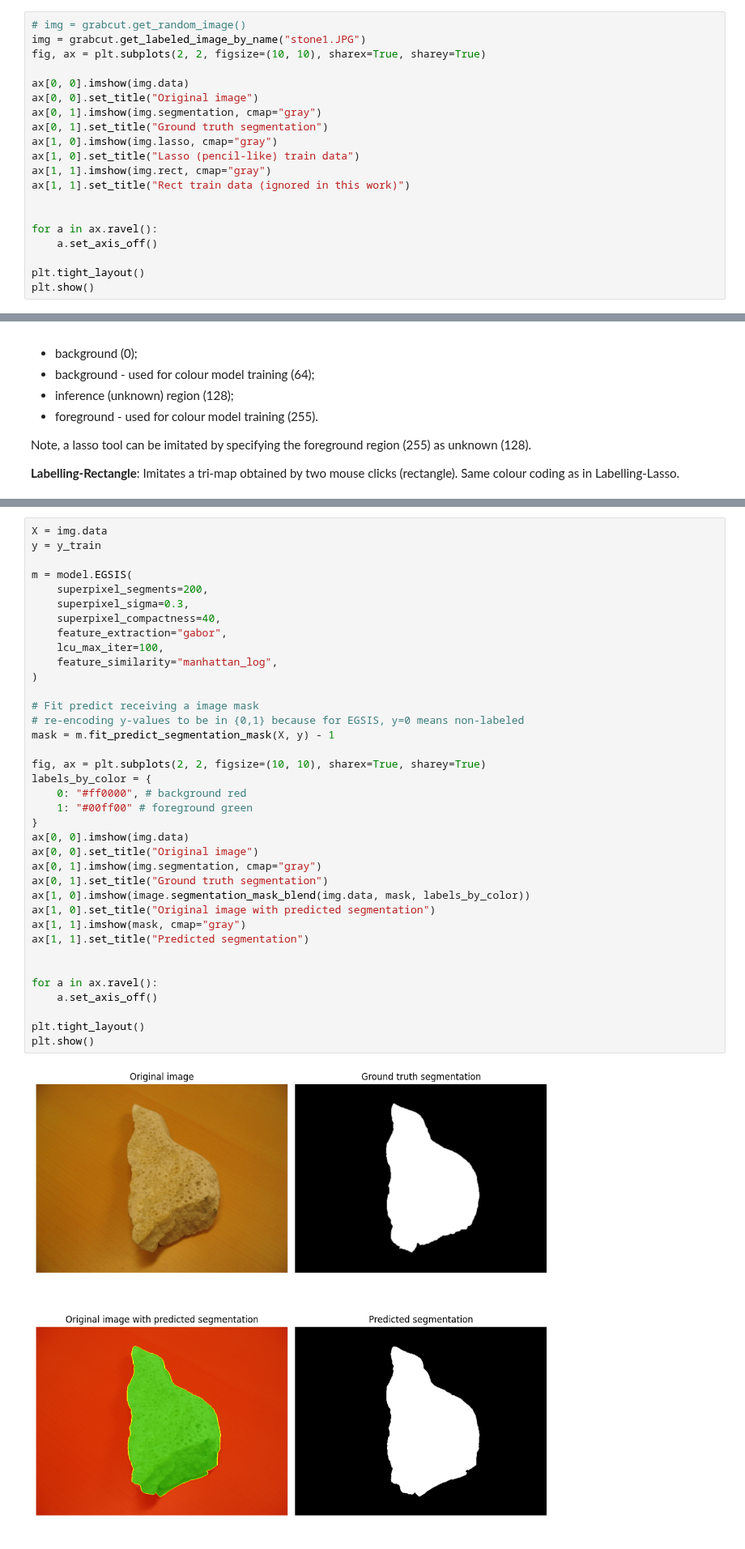
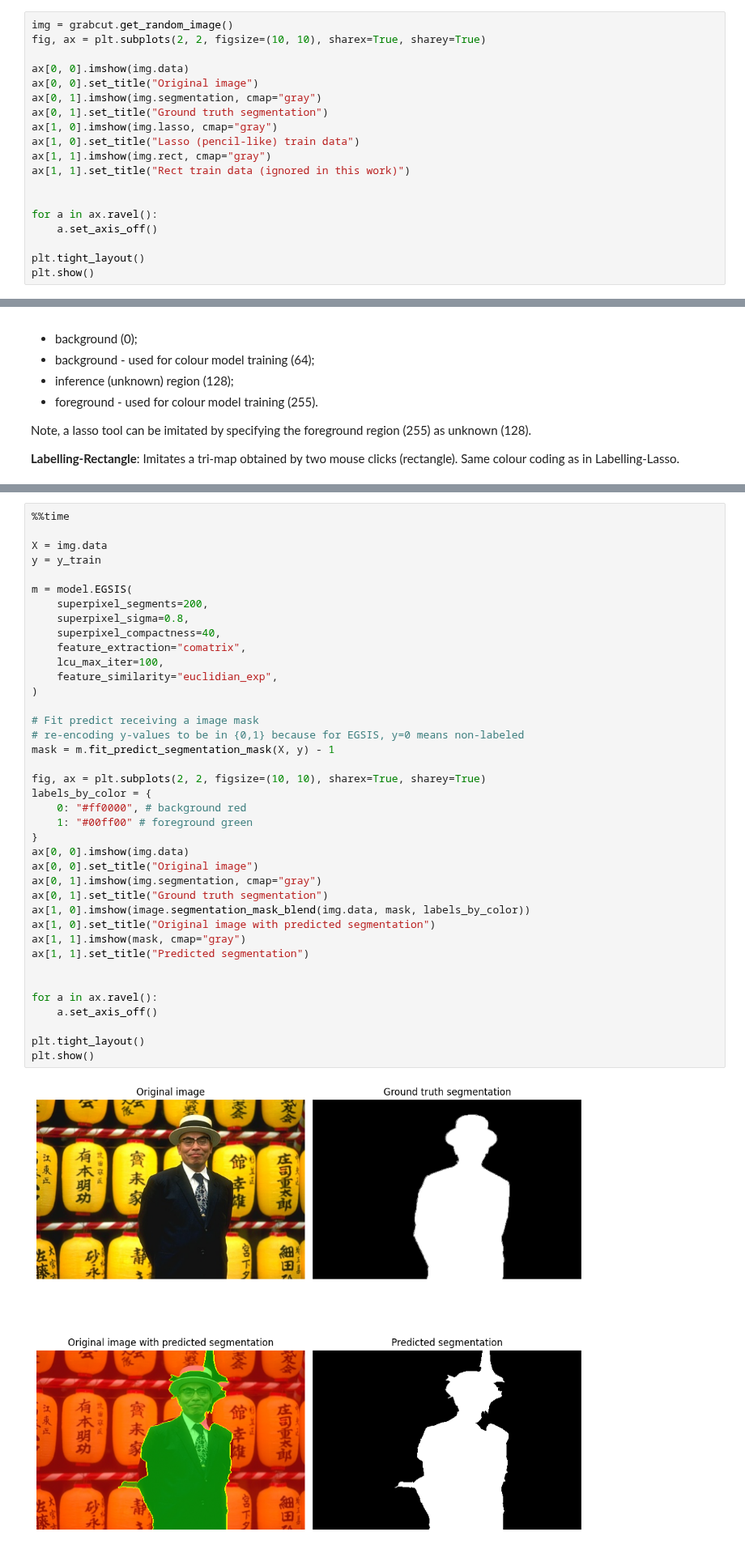
Before and after one commit to ryukinix/egsis, a Jupyter notebook: notebooks/benchmark.ipynb, the cells around one changed output, grey strips where cells are left out. Shown at 81% size. Cells and saved outputs as stored; diff of their text form.

```diff
--- a/notebooks/benchmark.ipynb
+++ b/notebooks/benchmark.ipynb
@@ -16,8 +16,7 @@ from egsis import image
 # %% [markdown]
 # Avaliação única aleatória
 # %%
-# img = grabcut.get_random_image()
-img = grabcut.get_labeled_image_by_name("stone1.JPG")
+img = grabcut.get_random_image()
 fig, ax = plt.subplots(2, 2, figsize=(10, 10), sharex=True, sharey=True)
 
 ax[0, 0].imshow(img.data)
@@ -81,39 +79,41 @@ plt.imshow(y_train, cmap="prism")
 # %%
+%%time
+
 X = img.data
 y = y_train
 
 m = model.EGSIS(
     superpixel_segments=200,
-    superpixel_sigma=0.3,
+    superpixel_sigma=0.8,
     superpixel_compactness=40,
-    feature_extraction="gabor",
+    feature_extraction="comatrix",
     lcu_max_iter=100,
-    feature_similarity="manhattan_log",
+    feature_similarity="euclidian_exp",
 )
 
 # Fit predict receiving a image mask
 # re-encoding y-values to be in {0,1} because for EGSIS, y=0 means non-labeled
 mask = m.fit_predict_segmentation_mask(X, y) - 1
 
 fig, ax = plt.subplots(2, 2, figsize=(10, 10), sharex=True, sharey=True)
 labels_by_color = {
     0: "#ff0000", # background red
     1: "#00ff00" # foreground green
 }
 ax[0, 0].imshow(img.data)
 ax[0, 0].set_title("Original image")
 ax[0, 1].imshow(img.segmentation, cmap="gray")
 ax[0, 1].set_title("Ground truth segmentation")
 ax[1, 0].imshow(image.segmentation_mask_blend(img.data, mask, labels_by_color))
 ax[1, 0].set_title("Original image with predicted segmentation")
 ax[1, 1].imshow(mask, cmap="gray")
 ax[1, 1].set_title("Predicted segmentation")
 
 
 for a in ax.ravel():
     a.set_axis_off()
 
 plt.tight_layout()
 plt.show()
 # %% [output]
-[figure, old version]
+[figure, new version]
```
Also changed, not shown: parts of 8 cells of this notebook, 11 other files.
